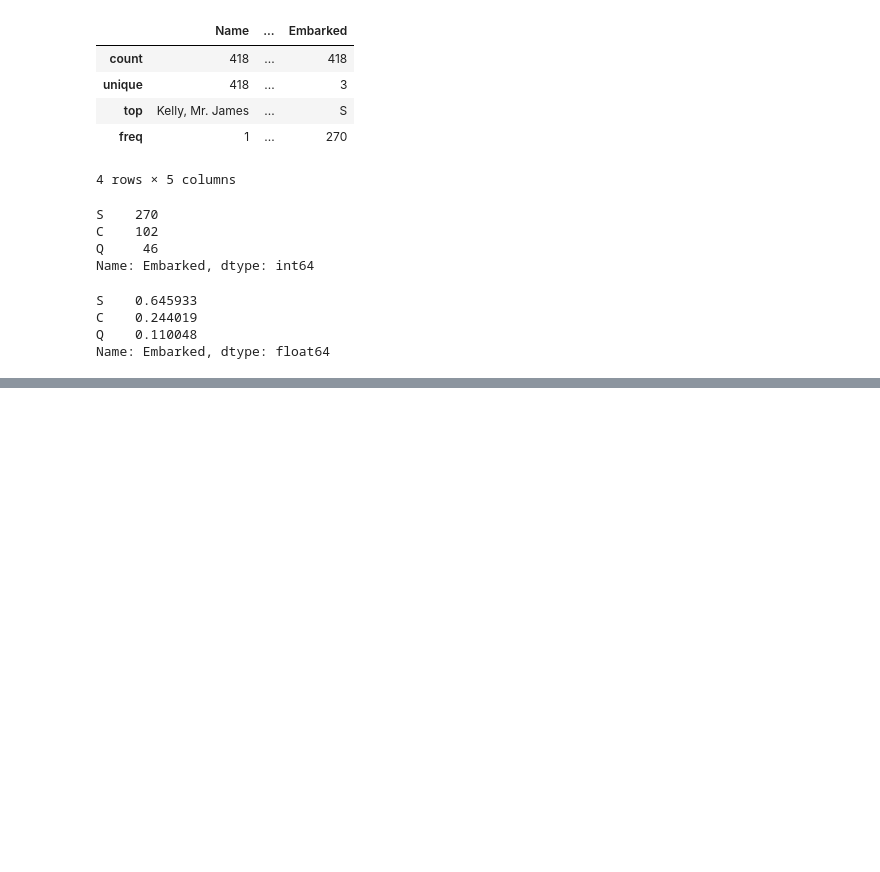
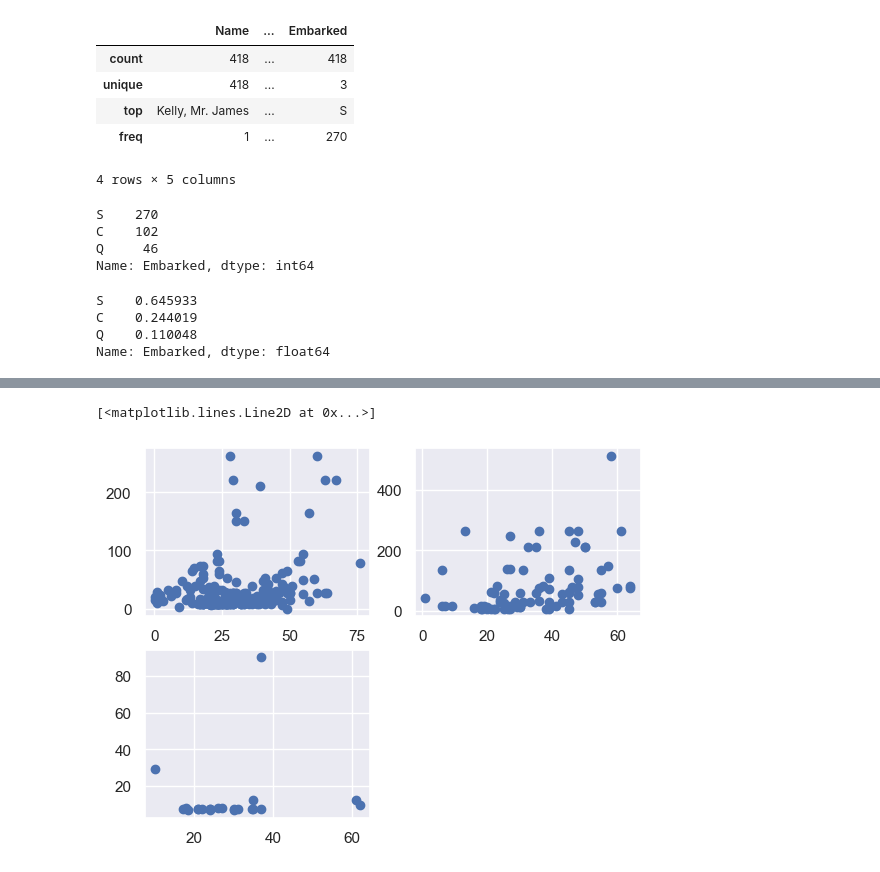
Before and after one commit to MouhtaramSoufiane/Projets-Machine-Learning, a Jupyter notebook: TITANIC_ANALYSE_DATA.ipynb, the cells around one changed output, grey strips where cells are left out. Cells and saved outputs as stored; diff of their text form; code cells hidden in the pictures; blank space fills up the shorter version.

```diff
--- a/TITANIC_ANALYSE_DATA.ipynb
+++ b/TITANIC_ANALYSE_DATA.ipynb
@@ -199,0 +260,5 @@ plt.show()
+# %%
+Emabrked_S=titanic_dataset[titanic_dataset['Embarked']=='S']
+Emabrked_C=titanic_dataset[titanic_dataset['Embarked']=='C']
+Embarked_Q=titanic_dataset[titanic_dataset['Embarked']=='Q']
+Emabrked_S['Age']
@@ -199,0 +278,20 @@ plt.show()
+# %%
+# create the entire figure where our subplots will go
+fig=plt.figure()# tell the figure how the subplots should be laid out
+# in the example, we will have
+# 2 row of plots, and each row will have 2 plots
+# subplot has 2 rows and 2 columns, plot location 1
+axes1 = fig.add_subplot(2, 2, 1)
+axes1.plot(Emabrked_S['Age'],Emabrked_S['Fare'],'o')
+
+# subplot has 2 rows and 2 columns, plot location 2
+axes2 = fig.add_subplot(2, 2, 2)
+axes2.plot(Emabrked_C['Age'],Emabrked_C['Fare'],'o')
+
+
+# subplot has 2 rows and 2 columns, plot location 3
+axes3 = fig.add_subplot(2, 2, 3)
+axes3.plot(Embarked_Q['Age'],Embarked_Q['Fare'],'o')
+# %% [output]
+[<matplotlib.lines.Line2D at 0x...>]
+[figure, added]
```
Also changed, not shown: parts of 15 cells of this notebook.
